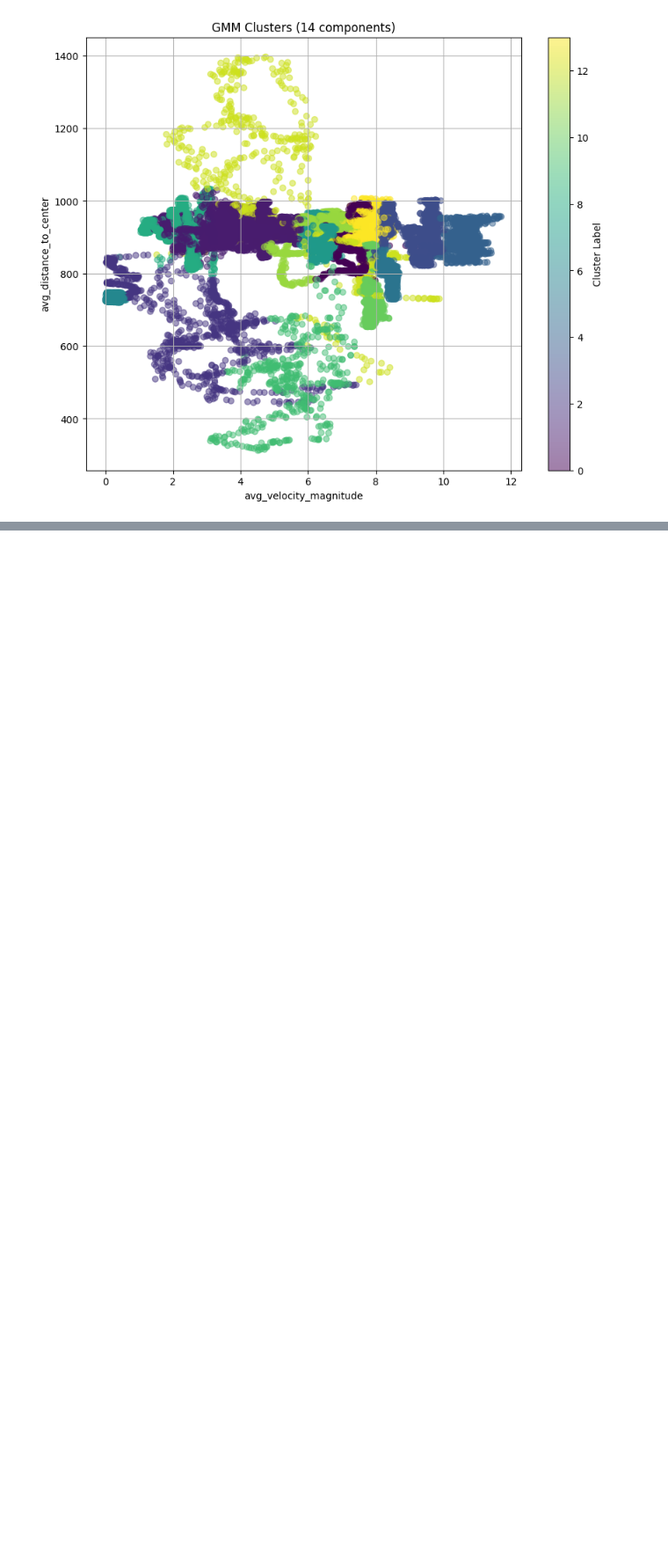
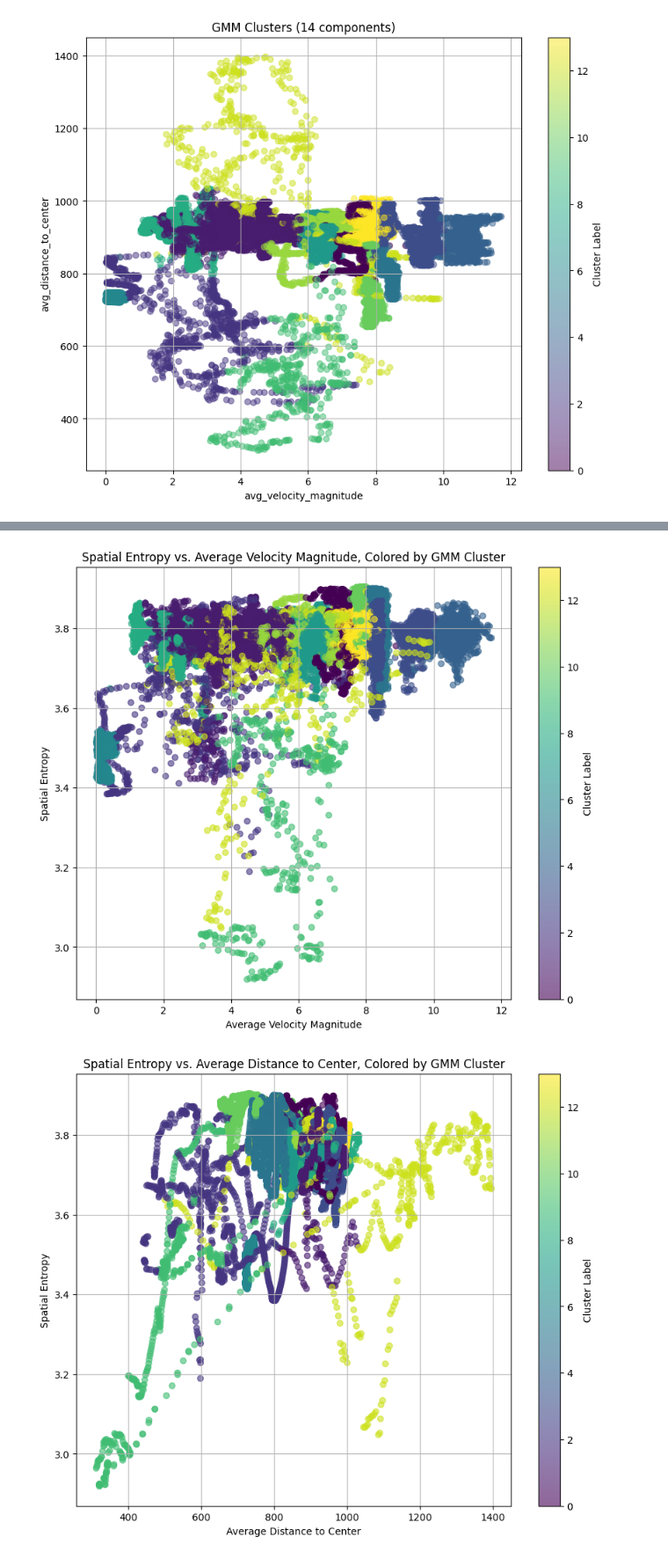
Before and after one commit to victorkingbuilder/FlockingHeat, a Jupyter notebook: Flocking_Project.ipynb, the cells around one changed output, grey strips where cells are left out. Shown at 88% size. Cells and saved outputs as stored; diff of their text form; code cells hidden in the pictures; blank space fills up the shorter version.

```diff
--- a/Flocking_Project.ipynb
+++ b/Flocking_Project.ipynb
@@ -479,0 +760,18 @@ AttributeError: 'GaussianMixture' object has no attribute 'n_components_'
+# %%
+# Calculate the difference in spatial entropy between consecutive time steps
+data['entropy_change'] = data['spatial_entropy'].diff()
+
+# Identify transitions (where the cluster label changes from the previous time step)
+data['cluster_transition'] = (data['cluster_label'].shift(1) != data['cluster_label'])
+
+# Filter for rows where a transition occurred
+transitions_df = data[data['cluster_transition']].copy()
+
+# Analyze the average entropy change for transitions between specific cluster pairs
+# This can be done by grouping by the previous and current cluster labels
+if not transitions_df.empty:
+    average_entropy_change_during_transitions = transitions_df.groupby(['cluster_label', data['cluster_label'].shift(1)])['entropy_change'].mean().unstack()
+    print("\nAverage Entropy Change During Transitions (From row cluster to column cluster):")
+    print(average_entropy_change_during_transitions)
+else:
+    print("\nNo cluster transitions found to analyze entropy changes.")
@@ -479,0 +799,33 @@ AttributeError: 'GaussianMixture' object has no attribute 'n_components_'
+# %%
+# Scatter plot: Entropy vs. Average Velocity Magnitude
+plt.figure(figsize=(10, 8))
+scatter = plt.scatter(data['avg_velocity_magnitude'], data['spatial_entropy'], c=data['cluster_label'], cmap='viridis', alpha=0.6)
+plt.xlabel('Average Velocity Magnitude')
+plt.ylabel('Spatial Entropy')
+plt.title('Spatial Entropy vs. Average Velocity Magnitude, Colored by GMM Cluster')
+plt.colorbar(scatter, label='Cluster Label')
+plt.grid(True)
+plt.show()
+
+# Scatter plot: Entropy vs. Average Distance to Center
+plt.figure(figsize=(10, 8))
+scatter = plt.scatter(data['avg_distance_to_center'], data['spatial_entropy'], c=data['cluster_label'], cmap='viridis', alpha=0.6)
+plt.xlabel('Average Distance to Center')
+plt.ylabel('Spatial Entropy')
+plt.title('Spatial Entropy vs. Average Distance to Center, Colored by GMM Cluster')
+plt.colorbar(scatter, label='Cluster Label')
+plt.grid(True)
+plt.show()
+
+# Scatter plot: Entropy vs. Average Alignment
+plt.figure(figsize=(10, 8))
+scatter = plt.scatter(data['avg_alignment'], data['spatial_entropy'], c=data['cluster_label'], cmap='viridis', alpha=0.6)
+plt.xlabel('Average Alignment')
+plt.ylabel('Spatial Entropy')
+plt.title('Spatial Entropy vs. Average Alignment, Colored by GMM Cluster')
+plt.colorbar(scatter, label='Cluster Label')
+plt.grid(True)
+plt.show()
+# %% [output]
+[figure, added]
+[figure, added]
```
Also changed, not shown: parts of 27 cells of this notebook.
